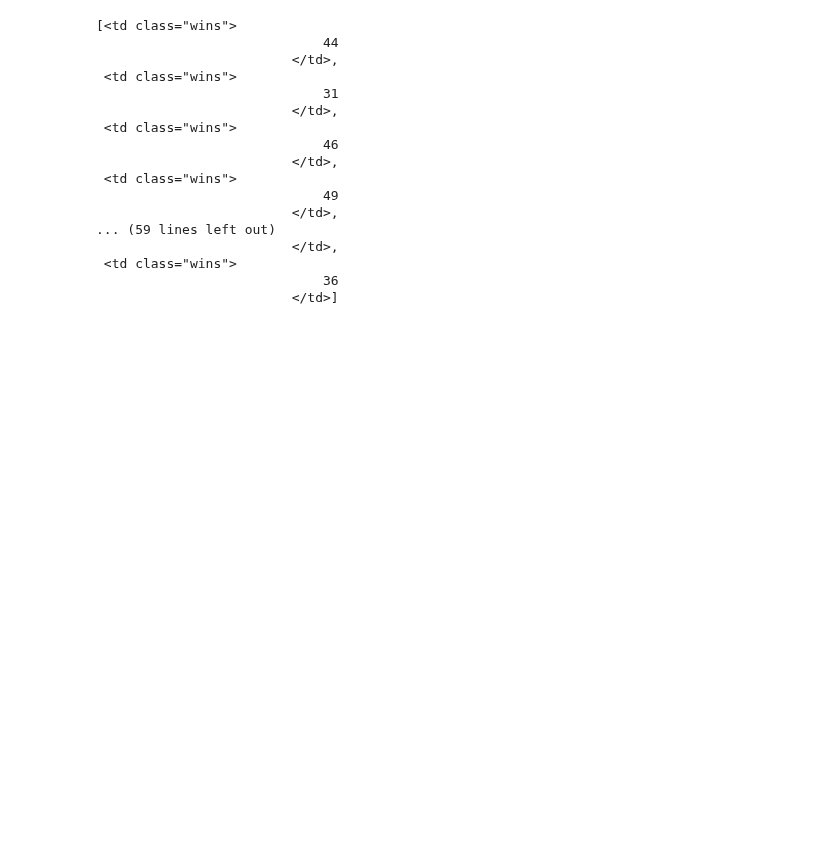
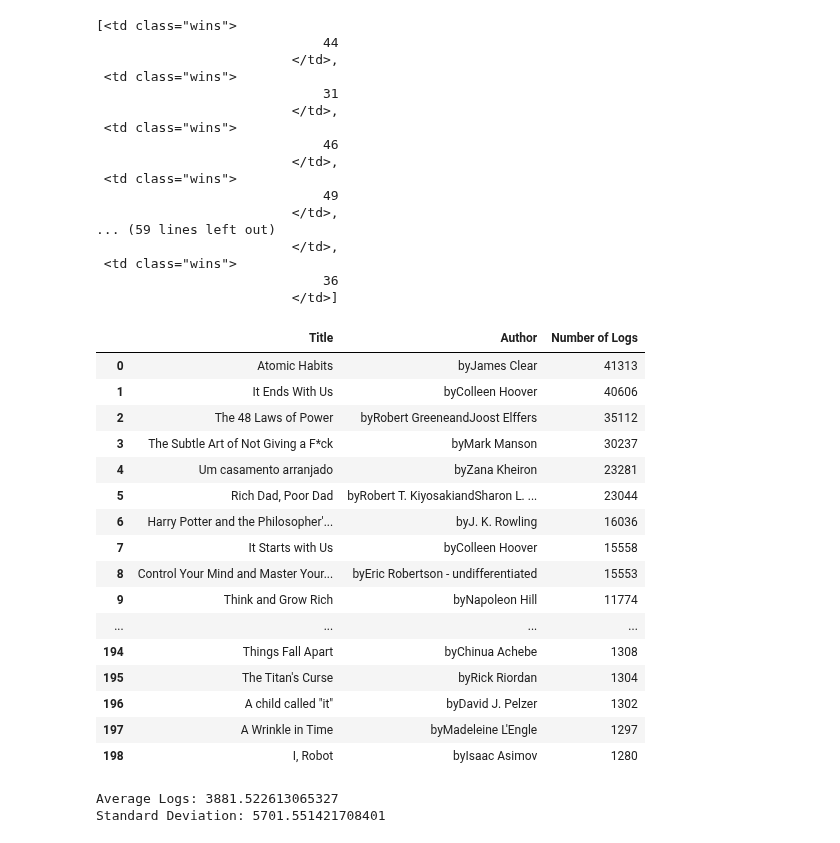
Before and after one commit to Asiandra/Artificial_Intelligence, a Jupyter notebook: Semester 1/Web Scraping/Exit Ticket.ipynb, the cells around one changed output. Cells and saved outputs as stored; diff of their text form; code cells hidden in the pictures; blank space fills up the shorter version.

```diff
--- a/Semester 1/Web Scraping/Exit Ticket.ipynb
+++ b/Semester 1/Web Scraping/Exit Ticket.ipynb
@@ -28,3 +28,66 @@ wins
  <td class="wins">
                              36
                          </td>]
+# %%
+import requests
+from bs4 import BeautifulSoup
+import pandas as pd
+
+books = {'Title': [], 'Author': [], 'Number of Logs': []}
+
+for i in range(1, 11):
+    url = f'https://openlibrary.org/trending/forever?page={i}'
+    response = requests.get(url)
+    soup = BeautifulSoup(response.text, 'html.parser')
+
+    trends = soup.find_all('div', class_="sri__main")
+
+    for book in trends:
+        Title = book.find('div', class_='resultTitle').get_text(strip=True)
+        Author = book.find('span', class_='bookauthor').get_text(strip=True)
+
+        logged_text = book.text.split('Logged ')
+        logged_text = logged_text[1] if len(logged_text) > 1 else None
+
+        books['Title'].append(Title)
+        books['Author'].append(Author)
+        books['Number of Logs'].append(logged_text)
+
+df = pd.DataFrame(books)
+
+df['Number of Logs'] = df['Number of Logs'].str.replace(r'\D', '', regex=True).astype(int)
+
+average_logs = df['Number of Logs'].mean()
+std_deviation = df['Number of Logs'].std()
+
+df_df = df.style.set_properties(**{'text-align': 'left'}, subset=pd.IndexSlice[:, :]) \
+                    .set_table_styles([{
+                        'selector': 'th',
+                        'props': [('text-align', 'left')]
+                    }], axis=1)
+
+df_df
+# %% [output]
+|  | Title | Author | Number of Logs |
+| 0 | Atomic Habits | byJames Clear | 41313 |
+| 1 | It Ends With Us | byColleen Hoover | 40606 |
+| 2 | The 48 Laws of Power | byRobert GreeneandJoost Elffers | 35112 |
+| 3 | The Subtle Art of Not Giving a F*ck | byMark Manson | 30237 |
+| 4 | Um casamento arranjado | byZana Kheiron | 23281 |
+| 5 | Rich Dad, Poor Dad | byRobert T. KiyosakiandSharon L. ... | 23044 |
+| 6 | Harry Potter and the Philosopher'... | byJ. K. Rowling | 16036 |
+| 7 | It Starts with Us | byColleen Hoover | 15558 |
+| 8 | Control Your Mind and Master Your... | byEric Robertson - undifferentiated | 15553 |
+| 9 | Think and Grow Rich | byNapoleon Hill | 11774 |
+| ... | ... | ... | ... |
+| 194 | Things Fall Apart | byChinua Achebe | 1308 |
+| 195 | The Titan's Curse | byRick Riordan | 1304 |
+| 196 | A child called "it" | byDavid J. Pelzer | 1302 |
+| 197 | A Wrinkle in Time | byMadeleine L'Engle | 1297 |
+| 198 | I, Robot | byIsaac Asimov | 1280 |
+# %%
+print(f"Average Logs: {average_logs}")
+print(f"Standard Deviation: {std_deviation}")
+# %% [output]
+Average Logs: 3881.522613065327
+Standard Deviation: 5701.551421708401
```
Also changed, not shown: parts of 1 cell of this notebook.
